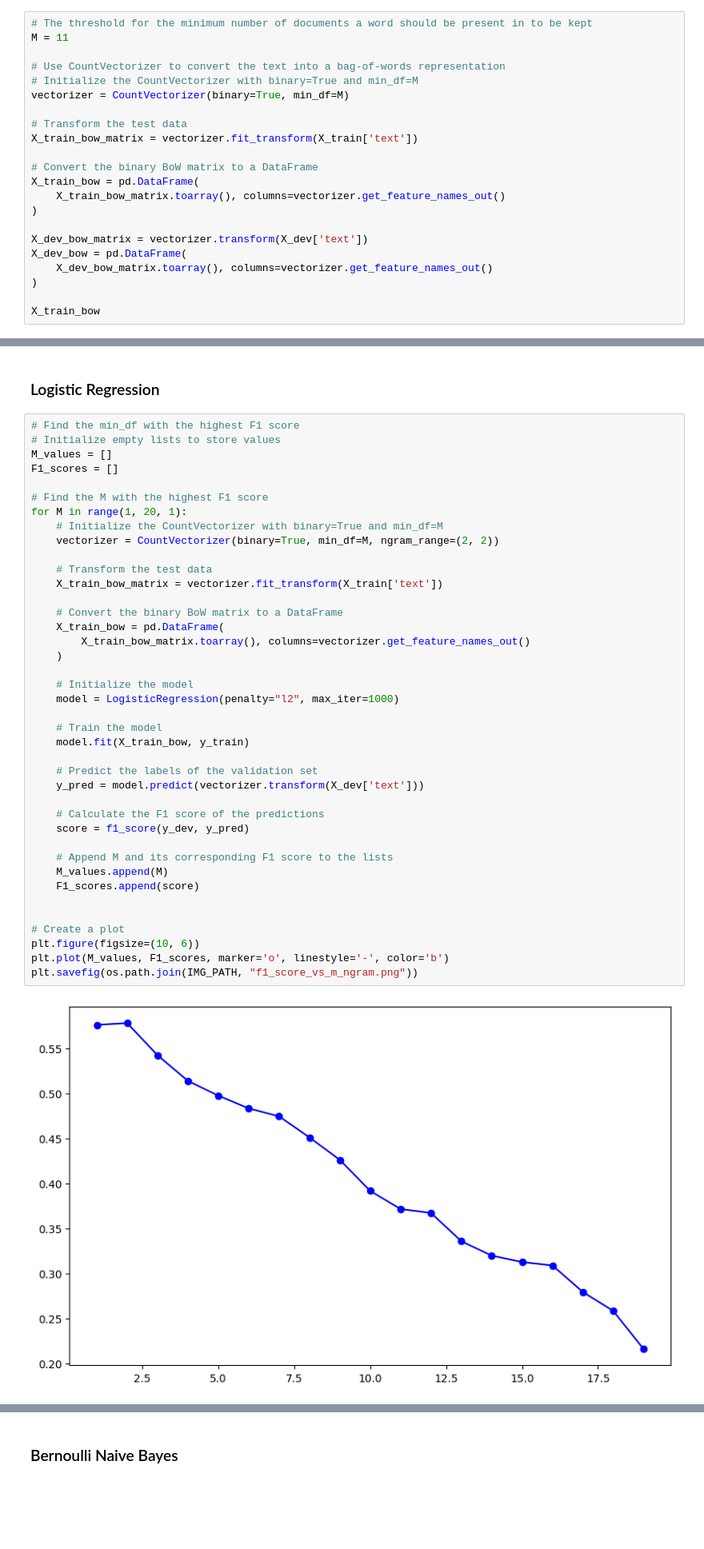
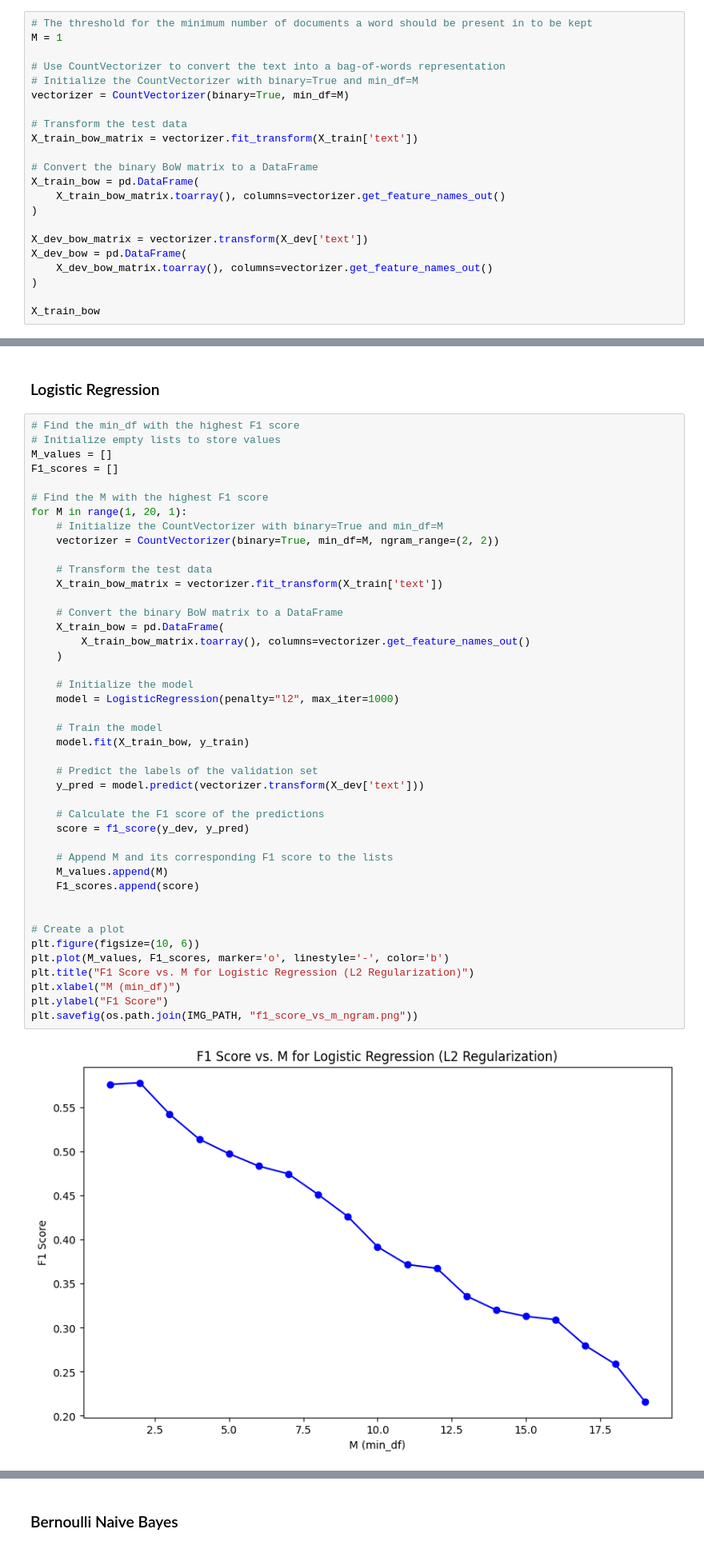
Before and after one commit to iamyufan/cs5785-assignments, a Jupyter notebook: hw2/main.ipynb, the cells around one changed output, grey strips where cells are left out. Shown: that part at 80% size. Drawn from its saved outputs; the diff is of its cells as text; blank space fills up the shorter version.

Commit message:
update image

```diff
--- a/hw2/main.ipynb
+++ b/hw2/main.ipynb
@@ -495,7 +496,7 @@ plt.savefig(os.path.join(IMG_PATH, "f1_score_vs_m_bow.png"))
 <Figure size 640x480 with 0 Axes>
 # %%
 # The threshold for the minimum number of documents a word should be present in to be kept
-M = 11
+M = 1
 
 # Use CountVectorizer to convert the text into a bag-of-words representation
 # Initialize the CountVectorizer with binary=True and min_df=M
@@ -703,32 +708,35 @@ for M in range(1, 20, 1):
     # Transform the test data
     X_train_bow_matrix = vectorizer.fit_transform(X_train['text'])
 
     # Convert the binary BoW matrix to a DataFrame
     X_train_bow = pd.DataFrame(
         X_train_bow_matrix.toarray(), columns=vectorizer.get_feature_names_out()
     )
 
     # Initialize the model
     model = LogisticRegression(penalty="l2", max_iter=1000)
 
     # Train the model
     model.fit(X_train_bow, y_train)
 
     # Predict the labels of the validation set
     y_pred = model.predict(vectorizer.transform(X_dev['text']))
 
     # Calculate the F1 score of the predictions
     score = f1_score(y_dev, y_pred)
 
     # Append M and its corresponding F1 score to the lists
     M_values.append(M)
     F1_scores.append(score)
 
 
 # Create a plot
 plt.figure(figsize=(10, 6))
 plt.plot(M_values, F1_scores, marker='o', linestyle='-', color='b')
+plt.title("F1 Score vs. M for Logistic Regression (L2 Regularization)")
+plt.xlabel("M (min_df)")
+plt.ylabel("F1 Score")
 plt.savefig(os.path.join(IMG_PATH, "f1_score_vs_m_ngram.png"))
 # %% [output]
-[figure, old version]
+[figure, new version]
 # %%
```
Also changed, not shown: parts of 11 cells of this notebook, 2 other files.
